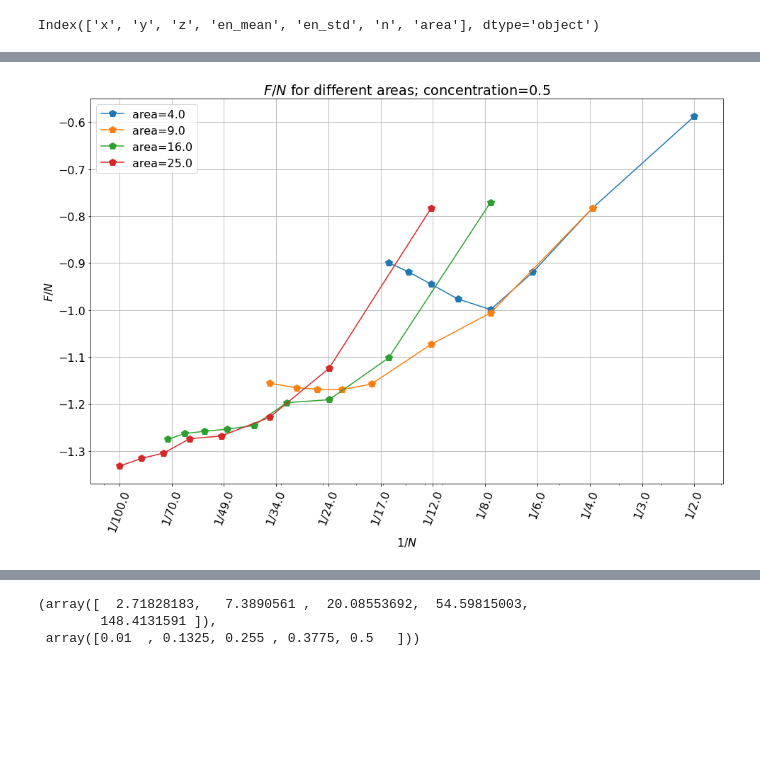
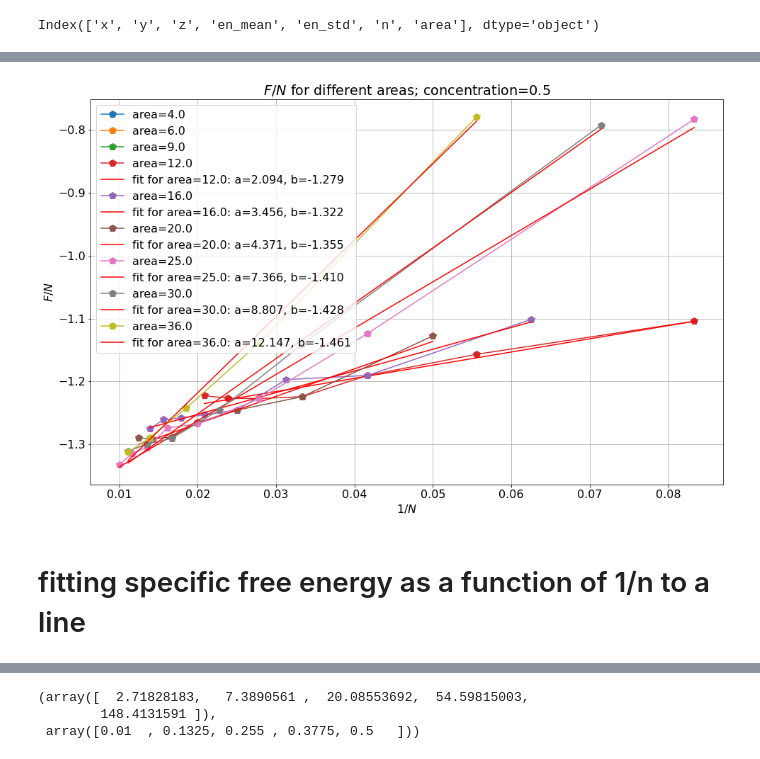
Before and after one commit to raalesir/segregation, a Jupyter notebook: Untitled.ipynb, the cells around one changed output, grey strips where cells are left out. Cells and saved outputs as stored; diff of their text form; code cells hidden in the pictures; blank space fills up the shorter version.

```diff
--- a/Untitled.ipynb
+++ b/Untitled.ipynb
@@ -649,18 +671,28 @@ Text(0, 0.5, '$F/N$')
 # %%
 plt.rc('font', size=16)
 plt.figure(figsize=(16,10))
 
+min_energy_s={}
+
 for k, group in aggregated.groupby('area'):
+    group = group[(group['n'] > 10) &(group['area'] >=  10.0)][['n','en_mean']].dropna()
     plt.plot(1/group['n'], group['en_mean'], linestyle='-', marker='p', markersize=10, label='area='+str(k))
+    # get fit parameters from scipy curve fit
+    if len(group['en_mean']) >0:
+        parameters, covariance = curve_fit(fun, 1/group['n'], group['en_mean'])
+        plt.plot(1/group['n'], fun(1/group['n'], *parameters), 'r-', label='fit for area=%3.1f: a=%5.3f, b=%5.3f' % (k,*parameters))
+        min_energy_s[k] = parameters[1]
 #     plt.errorbar(1/group['n'], group['en_mean'], yerr=group['en_std'], capsize=4)
 
 plt.grid()
 plt.legend()
 plt.xlabel('$1/N$')
 plt.ylabel('$F/N$')
 plt.title('$F/N$ for different areas; concentration=0.5')
-plt.xscale('log')
-plt.xticks(np.exp(np.linspace(np.log(0.01), np.log(.5), 12)), labels=['1/'+str(round(1/el,0) )for el in np.exp(np.linspace(np.log(0.01), np.log(.5), 12))], rotation=70)
+# plt.xscale('log')
+# plt.xticks(np.exp(np.linspace(np.log(0.01), np.log(.1), 12)), labels=['1/'+str(round(1/el,0) )for el in np.exp(np.linspace(np.log(0.01), np.log(.1), 12))], rotation=70)
 plt.show()
 # %% [output]
-[figure, old version]
+[figure, new version]
+# %% [markdown]
+# fitting specific free energy as a function of 1/n to a line
```
Also changed, not shown: parts of 46 cells of this notebook.
